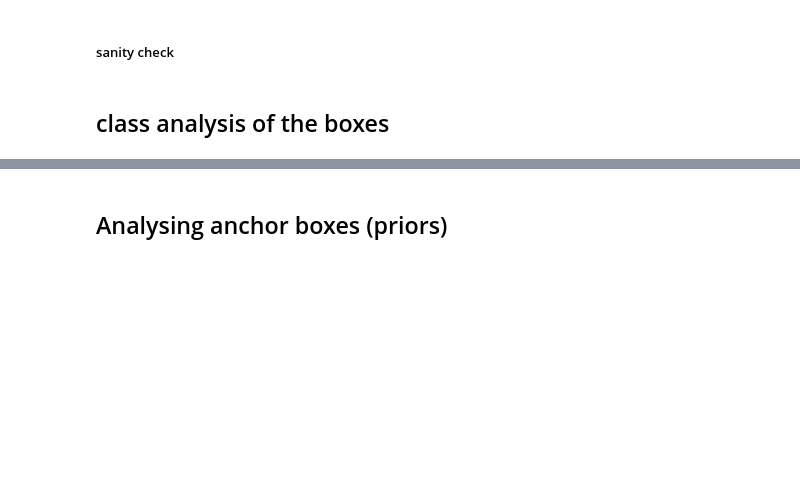
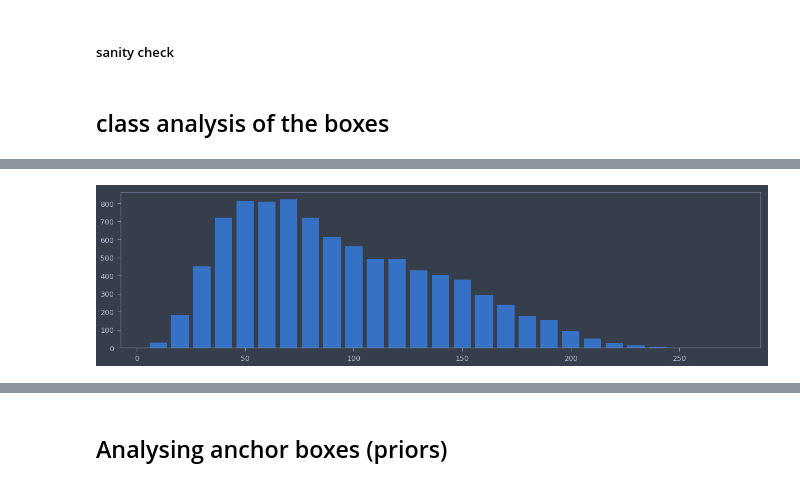
Before and after one commit to pyaf/ssd, a Jupyter notebook: notebooks/testing.ipynb, the cells around one changed output, grey strips where cells are left out. Cells and saved outputs as stored; diff of their text form; code cells hidden in the pictures; blank space fills up the shorter version.

```diff
--- a/notebooks/testing.ipynb
+++ b/notebooks/testing.ipynb
@@ -120,0 +178,6 @@ class_df.groupby(["class"]).nunique()
+# %%
+''' GT box heights vs Counts'''
+fig, ax = plt.subplots(figsize=(20, 5))
+plt.bar(height_unique, height_counts, width=8);
+# %% [output]
+[figure, added]
```
Also changed, not shown: parts of 39 cells of this notebook, 2 other files.
